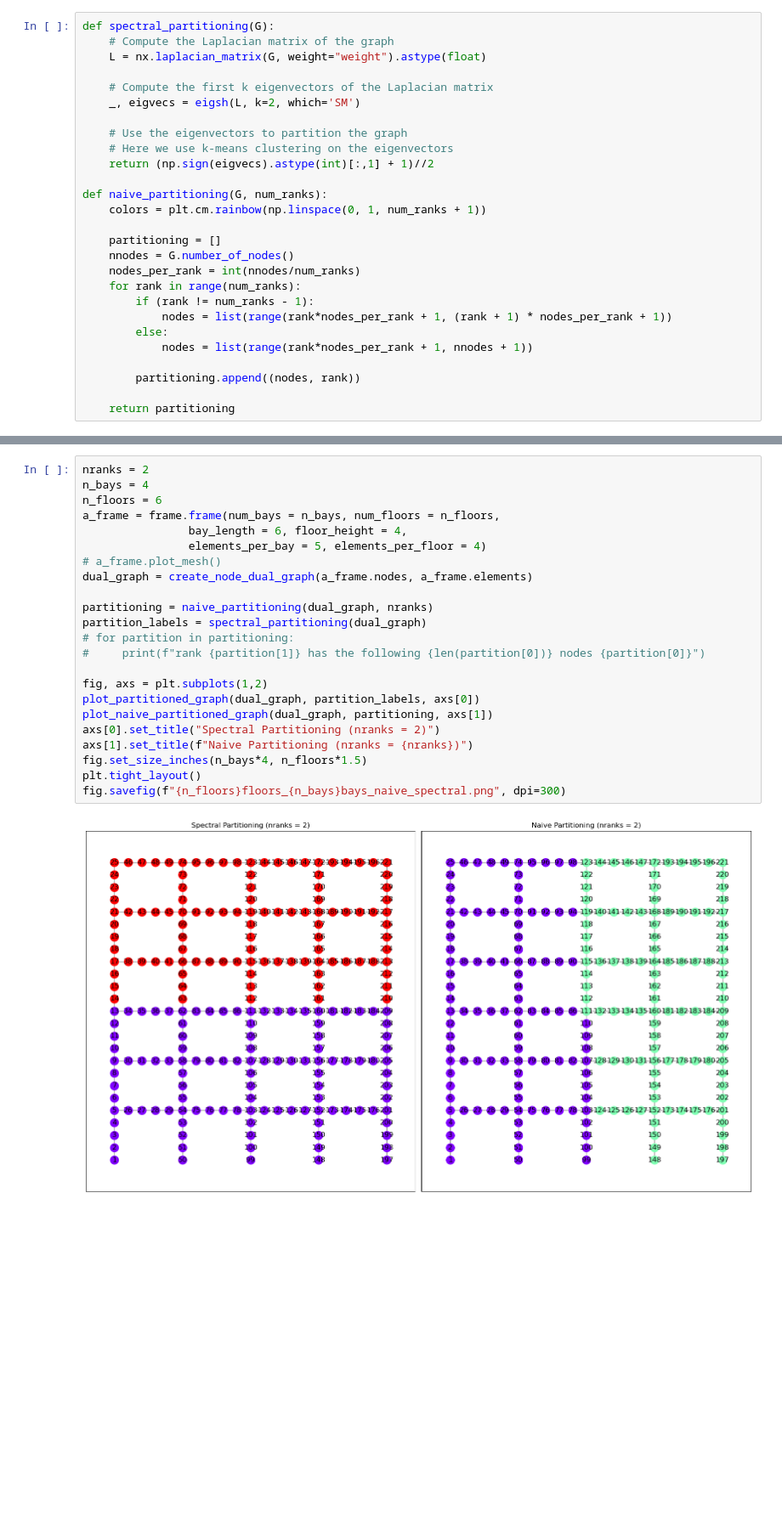
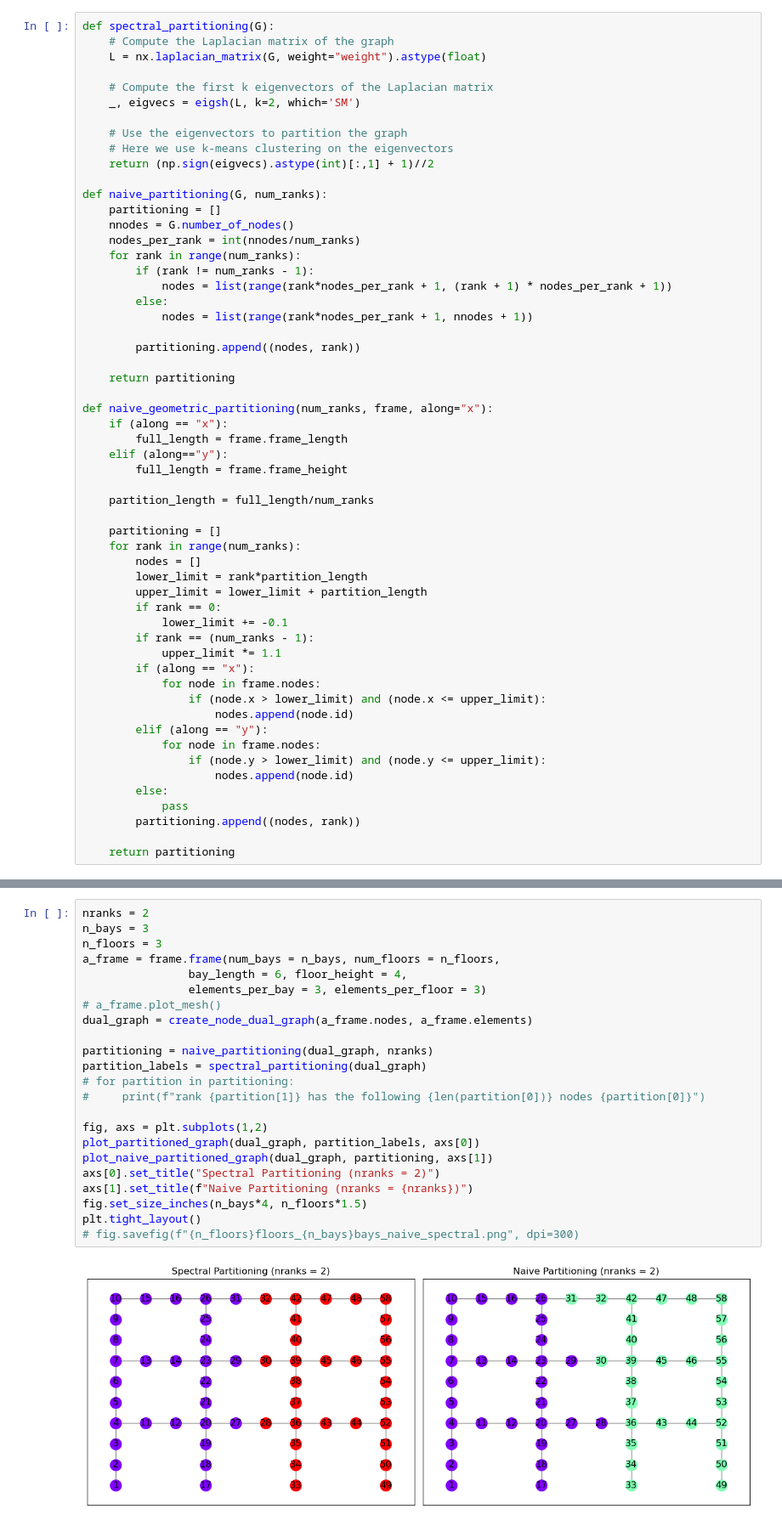
Before and after one commit to Anwar8/Blaze, a Jupyter notebook: POC/mesh_decomposition_2.ipynb, the cells around one changed output, grey strips where cells are left out. Shown at 85% size. Drawn from its saved outputs; the diff is of its cells as text; blank space fills up the shorter version.

```diff
--- a/POC/mesh_decomposition_2.ipynb
+++ b/POC/mesh_decomposition_2.ipynb
@@ -55,8 +55,6 @@ def spectral_partitioning(G):
     return (np.sign(eigvecs).astype(int)[:,1] + 1)//2
 
 def naive_partitioning(G, num_ranks):
-    colors = plt.cm.rainbow(np.linspace(0, 1, num_ranks + 1))
-
     partitioning = []
     nnodes = G.number_of_nodes()
     nodes_per_rank = int(nnodes/num_ranks)
@@ -69,6 +67,37 @@ def naive_partitioning(G, num_ranks):
         partitioning.append((nodes, rank))
 
     return partitioning
+
+def naive_geometric_partitioning(num_ranks, frame, along="x"):
+    if (along == "x"):
+        full_length = frame.frame_length
+    elif (along=="y"):
+        full_length = frame.frame_height
+
+    partition_length = full_length/num_ranks
+
+    partitioning = []
+    for rank in range(num_ranks):
+        nodes = []
+        lower_limit = rank*partition_length
+        upper_limit = lower_limit + partition_length
+        if rank == 0:
+            lower_limit += -0.1
+        if rank == (num_ranks - 1):
+            upper_limit *= 1.1
+        if (along == "x"):
+            for node in frame.nodes:
+                if (node.x > lower_limit) and (node.x <= upper_limit):
+                    nodes.append(node.id)
+        elif (along == "y"):
+            for node in frame.nodes:
+                if (node.y > lower_limit) and (node.y <= upper_limit):
+                    nodes.append(node.id)
+        else:
+            pass
+        partitioning.append((nodes, rank))
+
+    return partitioning
 # %%
 def plot_partitioned_graph(G, partition_labels, ax):
     pos = nx.get_node_attributes(G, 'pos')
@@ -92,29 +121,29 @@ def plot_naive_partitioned_graph(G, partition, ax):
     nx.draw_networkx_labels(G, pos, ax=ax)
 # %%
 nranks = 2
-n_bays = 4
-n_floors = 6
+n_bays = 3
+n_floors = 3
 a_frame = frame.frame(num_bays = n_bays, num_floors = n_floors,
                 bay_length = 6, floor_height = 4,
-                elements_per_bay = 5, elements_per_floor = 4)
+                elements_per_bay = 3, elements_per_floor = 3)
 # a_frame.plot_mesh()
 dual_graph = create_node_dual_graph(a_frame.nodes, a_frame.elements)
 
 partitioning = naive_partitioning(dual_graph, nranks)
 partition_labels = spectral_partitioning(dual_graph)
 # for partition in partitioning:
 #     print(f"rank {partition[1]} has the following {len(partition[0])} nodes {partition[0]}")
 
 fig, axs = plt.subplots(1,2)
 plot_partitioned_graph(dual_graph, partition_labels, axs[0])
 plot_naive_partitioned_graph(dual_graph, partitioning, axs[1])
 axs[0].set_title("Spectral Partitioning (nranks = 2)")
 axs[1].set_title(f"Naive Partitioning (nranks = {nranks})")
 fig.set_size_inches(n_bays*4, n_floors*1.5)
 plt.tight_layout()
-fig.savefig(f"{n_floors}floors_{n_bays}bays_naive_spectral.png", dpi=300)
+# fig.savefig(f"{n_floors}floors_{n_bays}bays_naive_spectral.png", dpi=300)
 # %% [output]
-[figure, old version]
+[figure, new version]
 # %%
 
 max_nranks = 8
```
Also changed, not shown: parts of 2 cells of this notebook, 4 other files.
